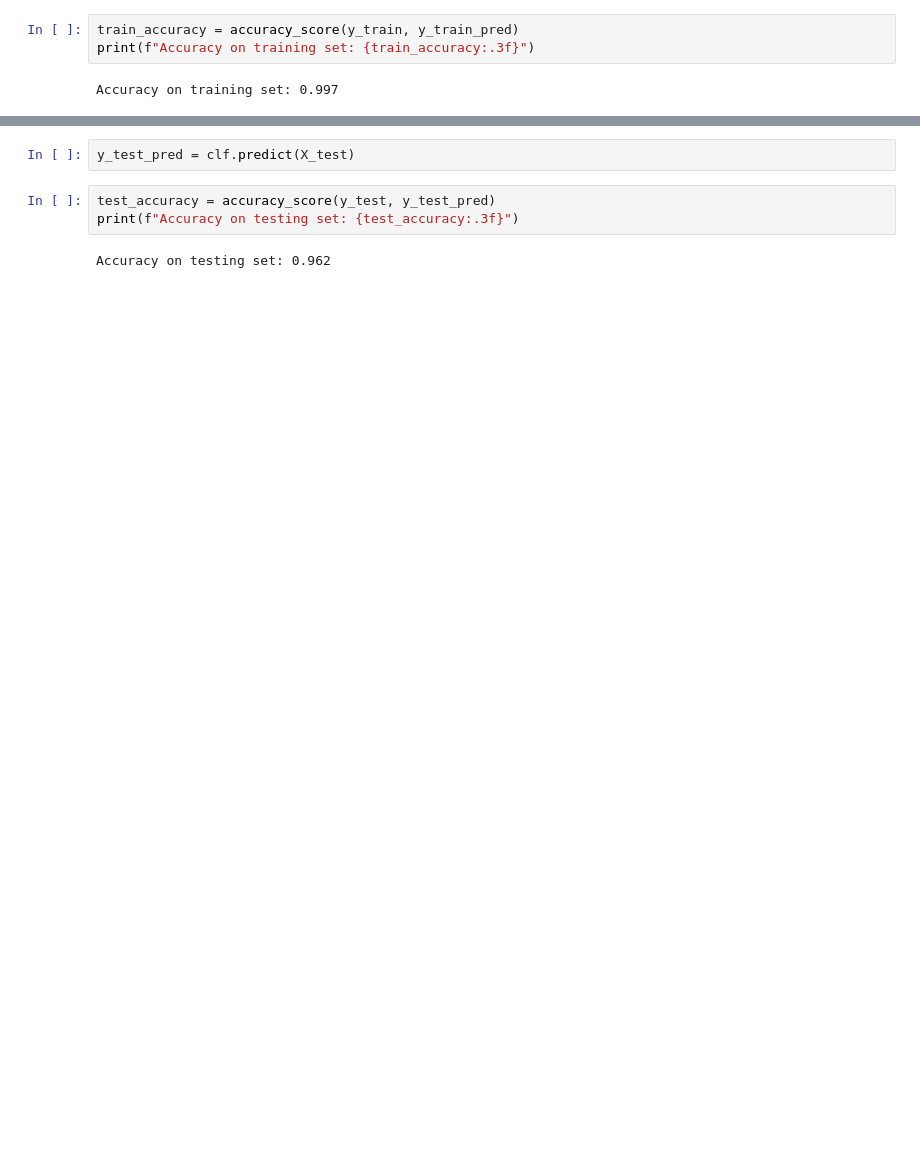
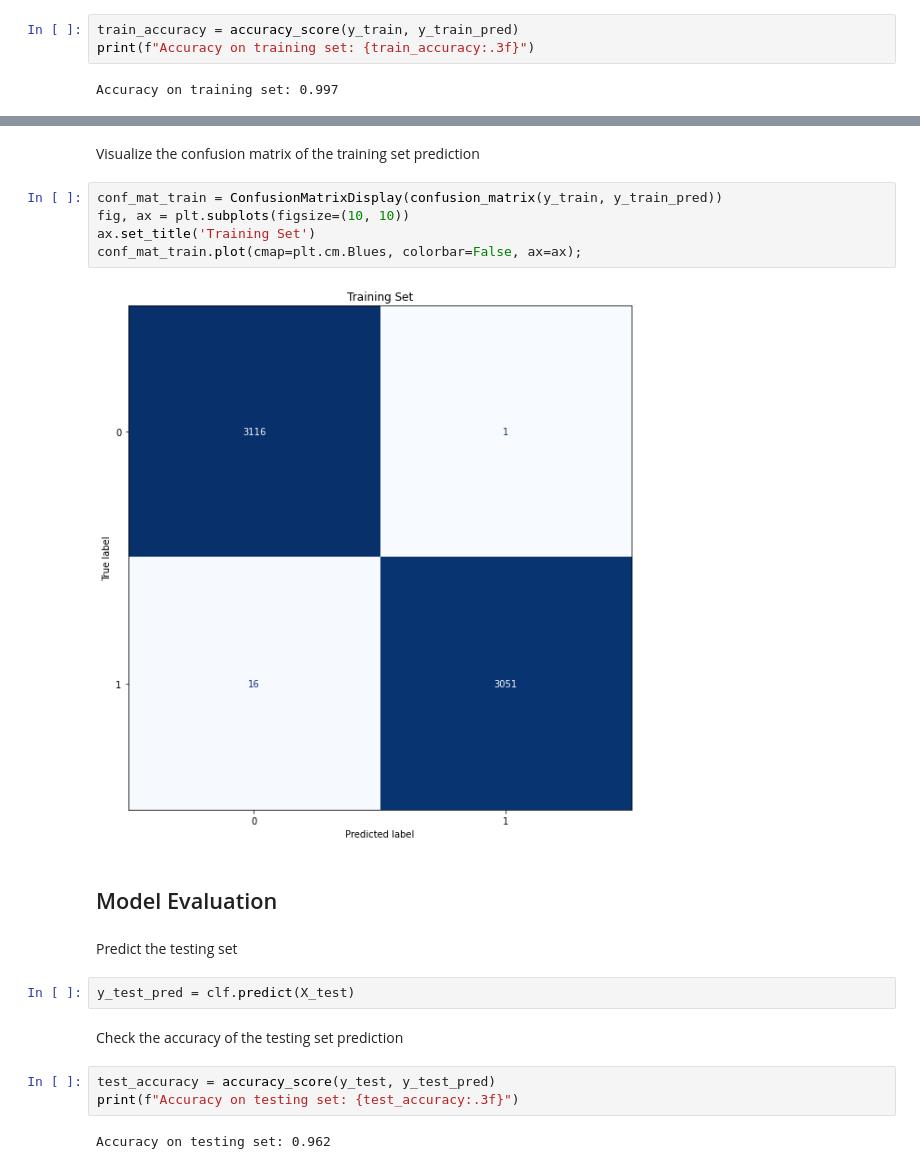
Before and after one commit to trizkynoviandy/depression-prediction, a Jupyter notebook: depression_prediction.ipynb, the cells around one changed output, grey strips where cells are left out. Saved outputs shown, nothing was run; the diff lists cells and outputs as text; blank space fills up the shorter version.

```diff
--- a/depression_prediction.ipynb
+++ b/depression_prediction.ipynb
@@ -145,5 +170,20 @@ Accuracy on training set: 0.997
+# %% [markdown]
+Visualize the confusion matrix of the training set prediction
+# %%
+conf_mat_train = ConfusionMatrixDisplay(confusion_matrix(y_train, y_train_pred))
+fig, ax = plt.subplots(figsize=(10, 10))
+ax.set_title('Training Set')
+conf_mat_train.plot(cmap=plt.cm.Blues, colorbar=False, ax=ax);
+# %% [output]
+[figure, added]
+# %% [markdown]
+## Model Evaluation
+# %% [markdown]
+Predict the testing set
 # %%
 y_test_pred = clf.predict(X_test)
+# %% [markdown]
+Check the accuracy of the testing set prediction
 # %%
 test_accuracy = accuracy_score(y_test, y_test_pred)
 print(f"Accuracy on testing set: {test_accuracy:.3f}")
```
Also changed, not shown: parts of 13 cells of this notebook.
